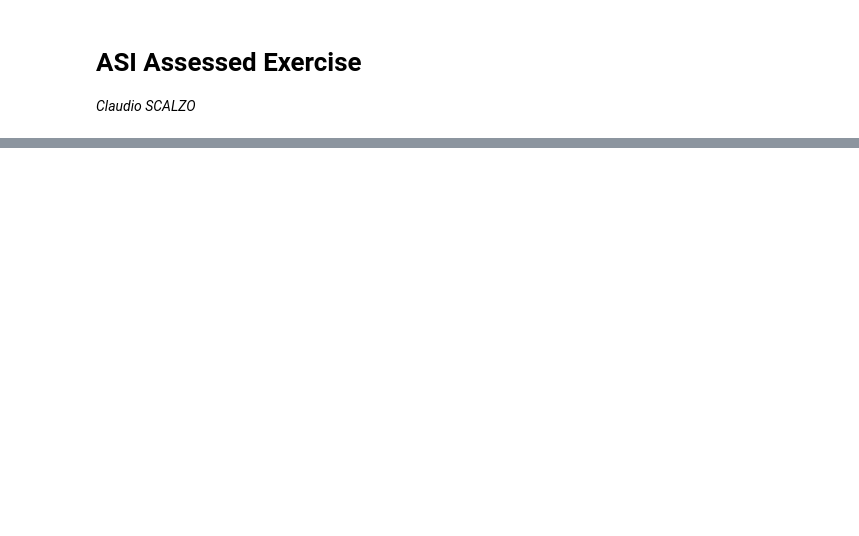
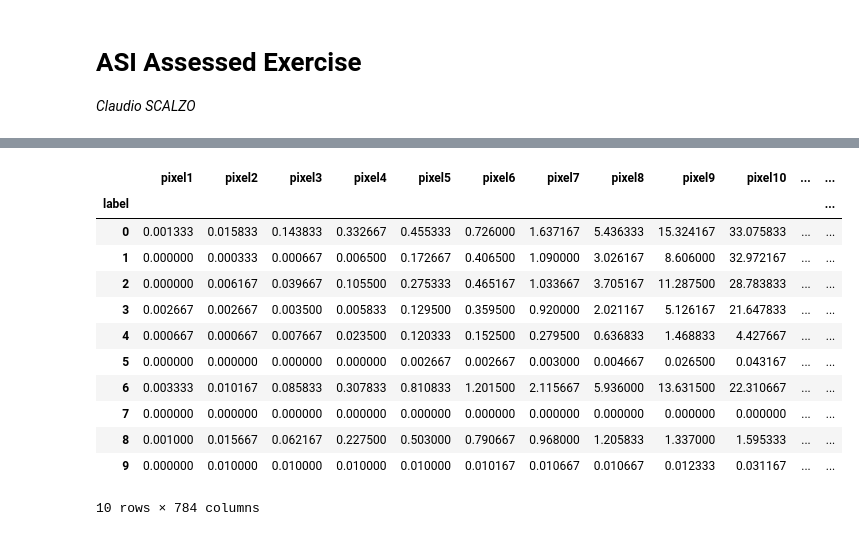
Before and after one commit to claudioscalzo/asi-challenge, a Jupyter notebook: asi_assessed_claudio_scalzo.ipynb, the cells around one changed output, grey strips where cells are left out. Cells and saved outputs as stored; diff of their text form; code cells hidden in the pictures; blank space fills up the shorter version.

```diff
--- a/asi_assessed_claudio_scalzo.ipynb
+++ b/asi_assessed_claudio_scalzo.ipynb
@@ -44,0 +214,16 @@ display(mnistTrain.head(10))
+# %%
+mnistTrain.groupby("label").mean()
+# %% [output]
+|  | pixel1 | pixel2 | pixel3 | pixel4 | pixel5 | pixel6 | pixel7 | pixel8 | pixel9 | pixel10 | ... | ... |
+| label |  |  |  |  |  |  |  |  |  |  |  | ... |
+| 0 | 0.001333 | 0.015833 | 0.143833 | 0.332667 | 0.455333 | 0.726000 | 1.637167 | 5.436333 | 15.324167 | 33.075833 | ... | ... |
+| 1 | 0.000000 | 0.000333 | 0.000667 | 0.006500 | 0.172667 | 0.406500 | 1.090000 | 3.026167 | 8.606000 | 32.972167 | ... | ... |
+| 2 | 0.000000 | 0.006167 | 0.039667 | 0.105500 | 0.275333 | 0.465167 | 1.033667 | 3.705167 | 11.287500 | 28.783833 | ... | ... |
+| 3 | 0.002667 | 0.002667 | 0.003500 | 0.005833 | 0.129500 | 0.359500 | 0.920000 | 2.021167 | 5.126167 | 21.647833 | ... | ... |
+| 4 | 0.000667 | 0.000667 | 0.007667 | 0.023500 | 0.120333 | 0.152500 | 0.279500 | 0.636833 | 1.468833 | 4.427667 | ... | ... |
+| 5 | 0.000000 | 0.000000 | 0.000000 | 0.000000 | 0.002667 | 0.002667 | 0.003000 | 0.004667 | 0.026500 | 0.043167 | ... | ... |
+| 6 | 0.003333 | 0.010167 | 0.085833 | 0.307833 | 0.810833 | 1.201500 | 2.115667 | 5.936000 | 13.631500 | 22.310667 | ... | ... |
+| 7 | 0.000000 | 0.000000 | 0.000000 | 0.000000 | 0.000000 | 0.000000 | 0.000000 | 0.000000 | 0.000000 | 0.000000 | ... | ... |
+| 8 | 0.001000 | 0.015667 | 0.062167 | 0.227500 | 0.503000 | 0.790667 | 0.968000 | 1.205833 | 1.337000 | 1.595333 | ... | ... |
+| 9 | 0.000000 | 0.010000 | 0.010000 | 0.010000 | 0.010000 | 0.010167 | 0.010667 | 0.010667 | 0.012333 | 0.031167 | ... | ... |
+10 rows × 784 columns
```
Also changed, not shown: parts of 19 cells of this notebook.
